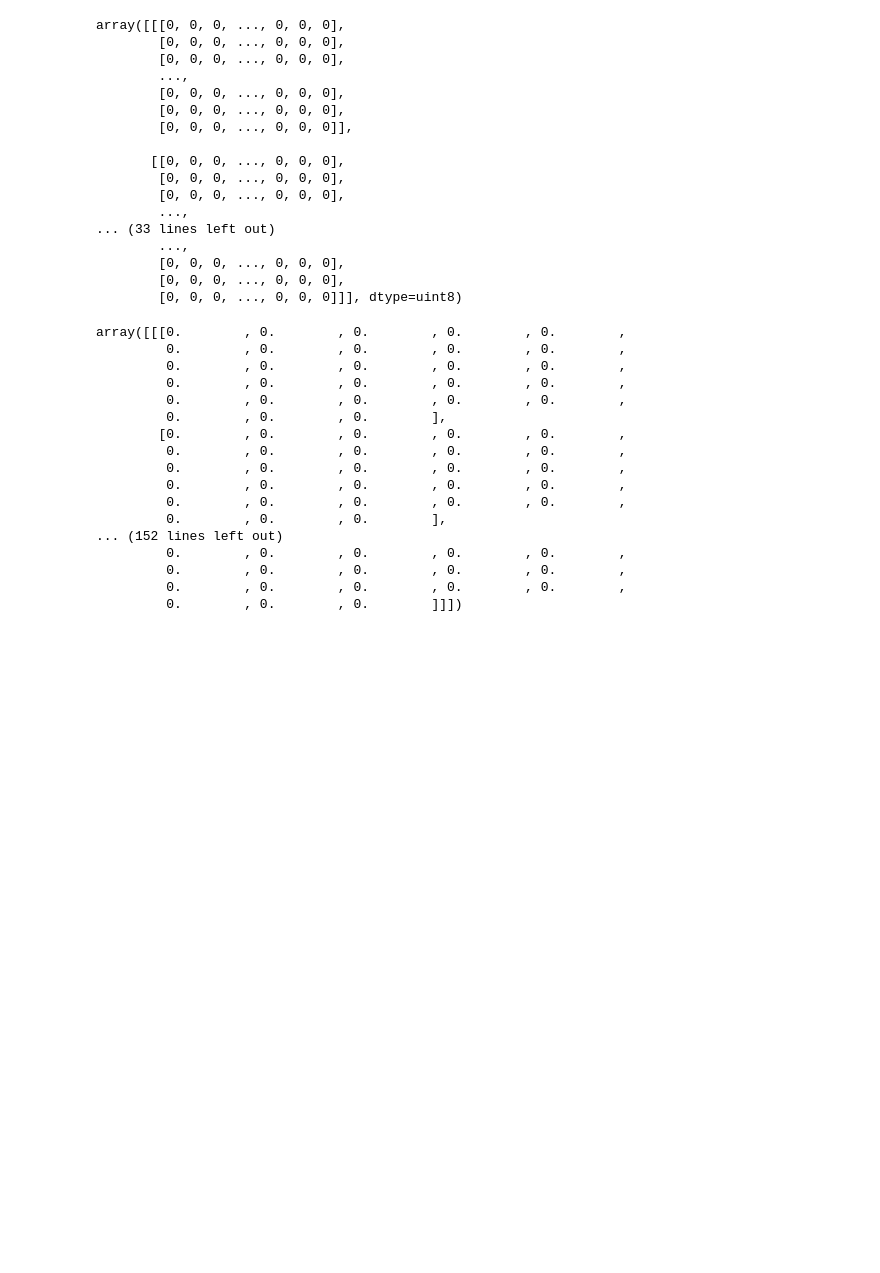
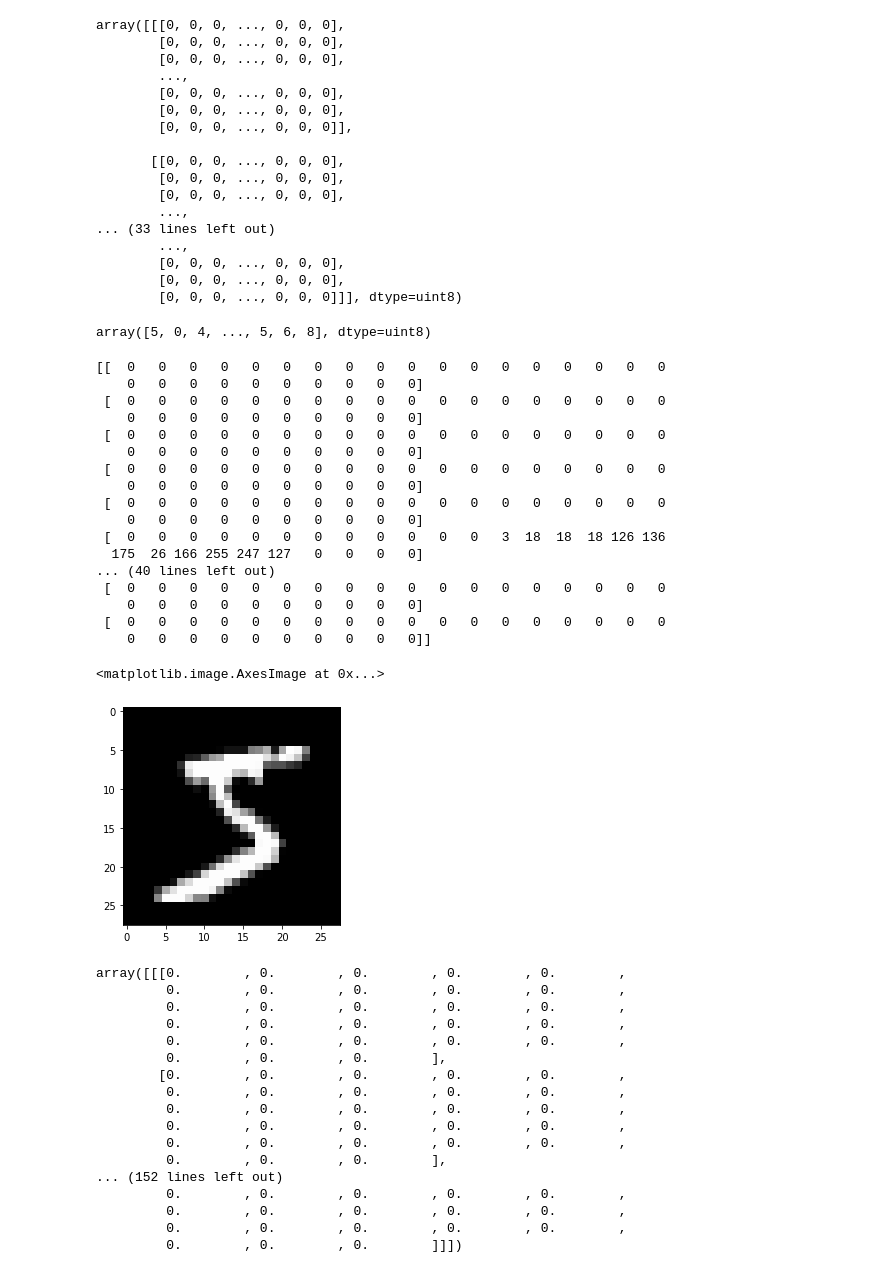
Before and after one commit to lavima/itf31519-practical-machine-learning, a Jupyter notebook: itf31519-workshop-4-11-mlp-on-image-data.ipynb, the cells around one changed output. Saved outputs shown, nothing was run; the diff lists cells and outputs as text; code cells hidden in the pictures; blank space fills up the shorter version.

Commit message:
Kaggle Notebook | ITF31519 Workshop 3.11: FF on Image Data | Version 4

```diff
--- a/itf31519-workshop-4-11-mlp-on-image-data.ipynb
+++ b/itf31519-workshop-4-11-mlp-on-image-data.ipynb
@@ -46,6 +46,35 @@ array([[[0, 0, 0, ..., 0, 0, 0],
         [0, 0, 0, ..., 0, 0, 0],
         [0, 0, 0, ..., 0, 0, 0],
         [0, 0, 0, ..., 0, 0, 0]]], dtype=uint8)
+# %%
+train_y
+# %% [output]
+array([5, 0, 4, ..., 5, 6, 8], dtype=uint8)
+# %%
+from matplotlib import pyplot as plt
+
+print(train_x[0])
+plt.imshow(train_x[0],cmap='gray')
+# %% [output]
+[[  0   0   0   0   0   0   0   0   0   0   0   0   0   0   0   0   0   0
+    0   0   0   0   0   0   0   0   0   0]
+ [  0   0   0   0   0   0   0   0   0   0   0   0   0   0   0   0   0   0
+    0   0   0   0   0   0   0   0   0   0]
+ [  0   0   0   0   0   0   0   0   0   0   0   0   0   0   0   0   0   0
+    0   0   0   0   0   0   0   0   0   0]
+ [  0   0   0   0   0   0   0   0   0   0   0   0   0   0   0   0   0   0
+    0   0   0   0   0   0   0   0   0   0]
+ [  0   0   0   0   0   0   0   0   0   0   0   0   0   0   0   0   0   0
+    0   0   0   0   0   0   0   0   0   0]
+ [  0   0   0   0   0   0   0   0   0   0   0   0   3  18  18  18 126 136
+  175  26 166 255 247 127   0   0   0   0]
+... (40 lines left out)
+ [  0   0   0   0   0   0   0   0   0   0   0   0   0   0   0   0   0   0
+    0   0   0   0   0   0   0   0   0   0]
+ [  0   0   0   0   0   0   0   0   0   0   0   0   0   0   0   0   0   0
+    0   0   0   0   0   0   0   0   0   0]]
+<matplotlib.image.AxesImage at 0x...>
+[figure, added]
 # %%
 # Normalize the input values
 train_x = train_x / 255.0
```
Also changed, not shown: parts of 6 cells of this notebook.
